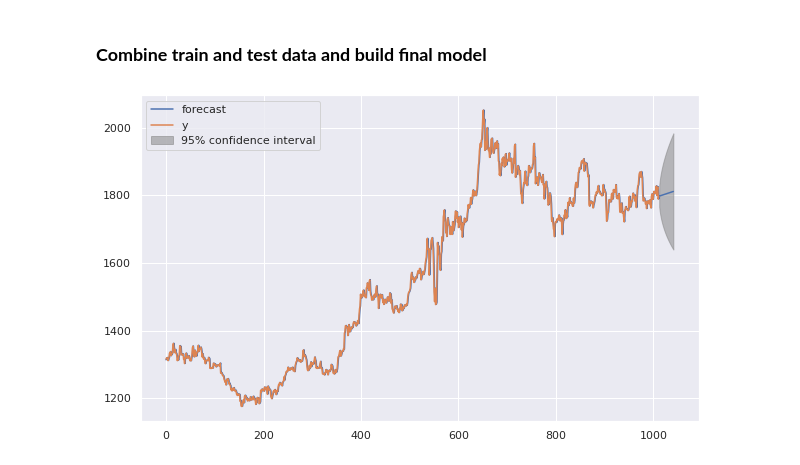
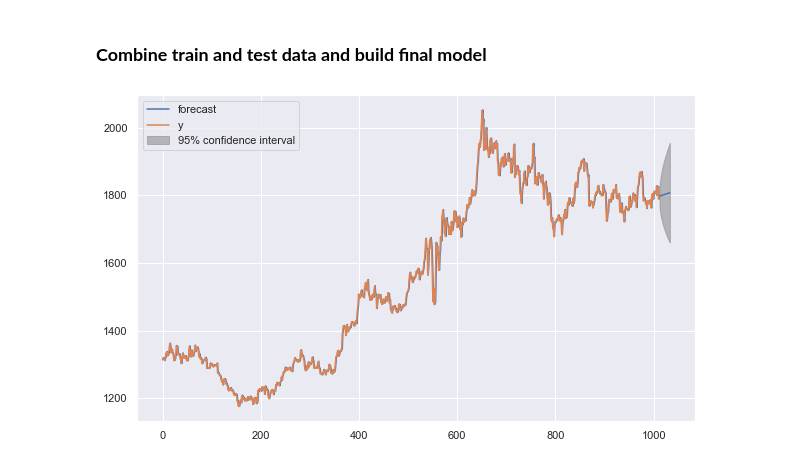
Before and after one commit to RiteshopShrivastava/Gold-Price-forecasting, a Jupyter notebook: Gold_price_prediction.ipynb, the cells around one changed output. Cells and saved outputs as stored; diff of their text form; code cells hidden in the pictures.

```diff
--- a/Gold_price_prediction.ipynb
+++ b/Gold_price_prediction.ipynb
@@ -457,10 +466,10 @@ model = ARIMA(X, order=(0,1,0))
 model_fit = model.fit()
 # %%
 forecast_final=model_fit.forecast(steps=30)[0]
-model_fit.plot_predict(1,1042)
+model_fit.plot_predict(1,1034)
 plt.show()
 # %% [output]
-[figure, old version]
+[figure, new version]
 # %%
 forecast_final
 # %% [output]
```
Also changed, not shown: parts of 28 cells of this notebook.
